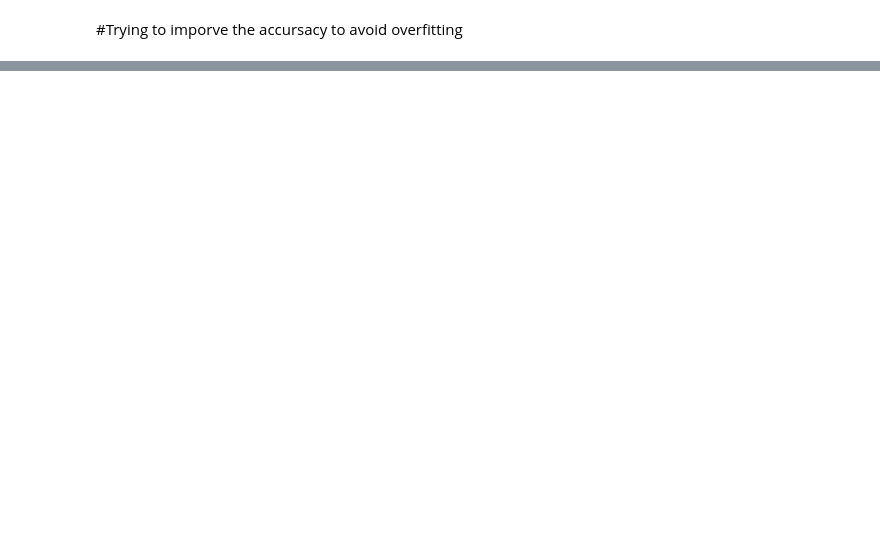
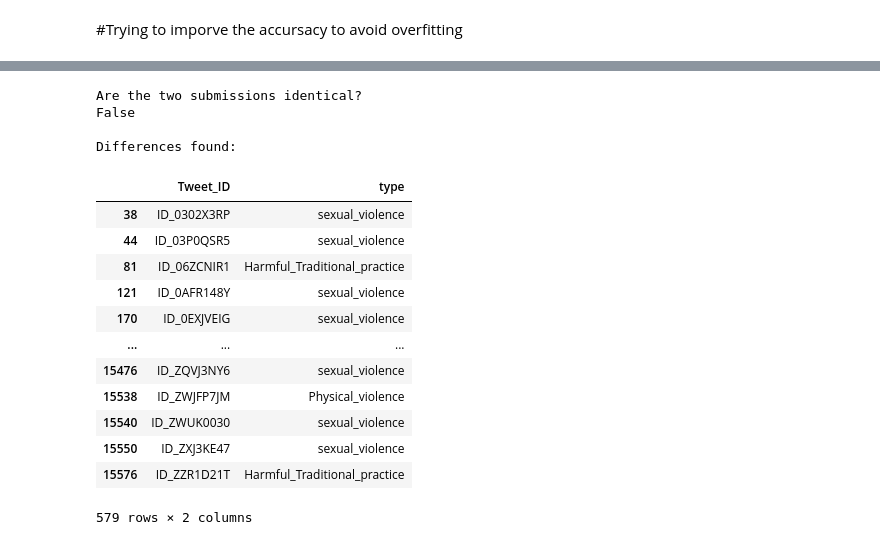
Before and after one commit to vidakpop/-GBV-Tweet-classification-, a Jupyter notebook: Datathon_7.ipynb, the cells around one changed output, grey strips where cells are left out. Saved outputs shown, nothing was run; the diff lists cells and outputs as text; code cells hidden in the pictures; blank space fills up the shorter version.

```diff
--- a/Datathon_7.ipynb
+++ b/Datathon_7.ipynb
@@ -340,0 +522,30 @@ X_resampled, y_resampled = SMOTETomek(random_state=42).fit_resample(X_train_embe
+# %%
+submission1 = pd.read_csv("/content/submission_boosted.csv")
+submission2 = pd.read_csv("/content/submission_boosted1.csv")
+
+print("Are the two submissions identical?")
+print(submission1.equals(submission2))
+
+if not submission1.equals(submission2):
+    print("\nDifferences found:")
+    # This will show rows where the 'type' column differs
+    diff_rows = submission1[submission1['type'] != submission2['type']]
+    display(diff_rows)
+# %% [output]
+Are the two submissions identical?
+False
+
+Differences found:
+|  | Tweet_ID | type |
+| 38 | ID_0302X3RP | sexual_violence |
+| 44 | ID_03P0QSR5 | sexual_violence |
+| 81 | ID_06ZCNIR1 | Harmful_Traditional_practice |
+| 121 | ID_0AFR148Y | sexual_violence |
+| 170 | ID_0EXJVEIG | sexual_violence |
+| ... | ... | ... |
+| 15476 | ID_ZQVJ3NY6 | sexual_violence |
+| 15538 | ID_ZWJFP7JM | Physical_violence |
+| 15540 | ID_ZWUK0030 | sexual_violence |
+| 15550 | ID_ZXJ3KE47 | sexual_violence |
+| 15576 | ID_ZZR1D21T | Harmful_Traditional_practice |
+579 rows × 2 columns
```
Also changed, not shown: parts of 23 cells of this notebook.
